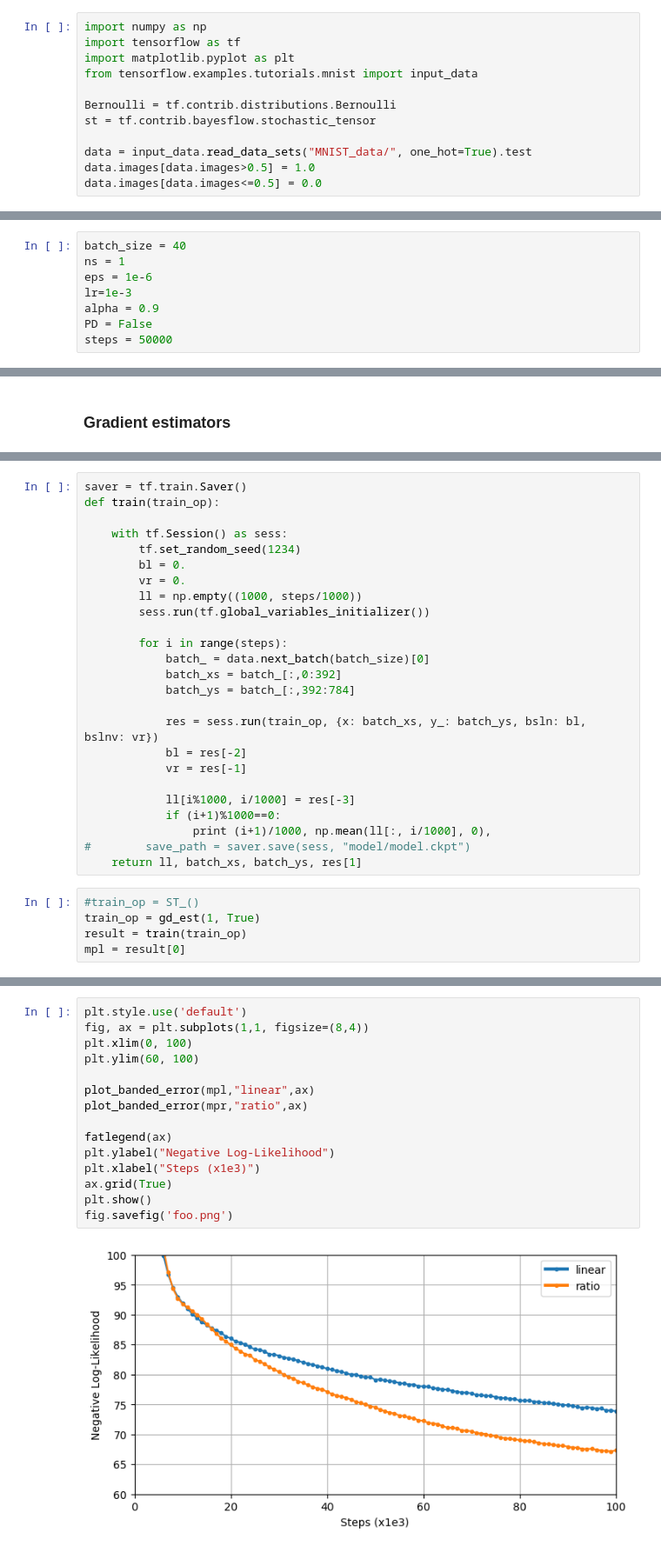
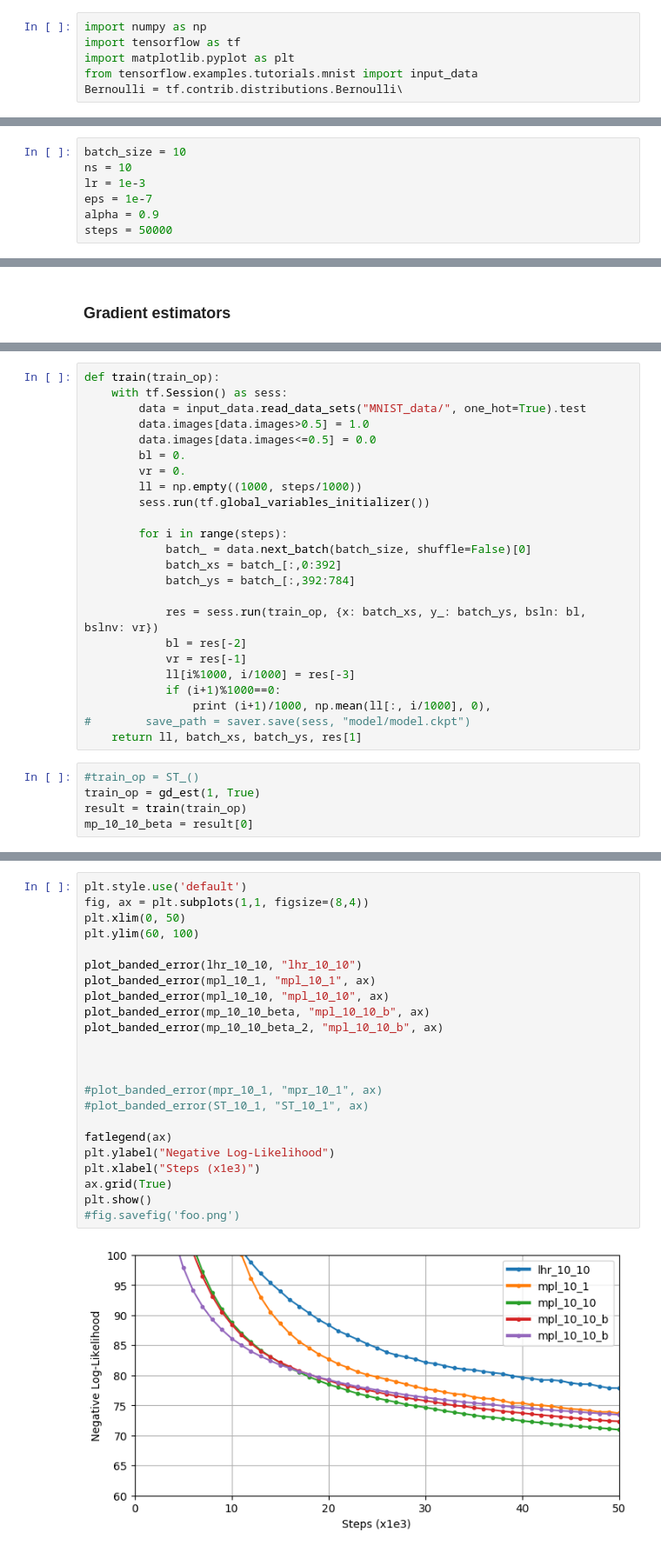
Before and after one commit to ethihsy/cc, a Jupyter notebook: gd_est.ipynb, the cells around one changed output, grey strips where cells are left out. Shown at 87% size. Drawn from its saved outputs; the diff is of its cells as text.

Commit message:
add beta

```diff
--- a/gd_est.ipynb
+++ b/gd_est.ipynb
@@ -3,10 +3,4 @@ import numpy as np
 import tensorflow as tf
 import matplotlib.pyplot as plt
 from tensorflow.examples.tutorials.mnist import input_data
-
-Bernoulli = tf.contrib.distributions.Bernoulli
-st = tf.contrib.bayesflow.stochastic_tensor
-
-data = input_data.read_data_sets("MNIST_data/", one_hot=True).test
-data.images[data.images>0.5] = 1.0
-data.images[data.images<=0.5] = 0.0
+Bernoulli = tf.contrib.distributions.Bernoulli\
@@ -66,12 +43,11 @@ def comp_gd(p, f, g, mg, w, linear, dmg=tf.zeros([2,1])):
 # %% [markdown]
 ### Parameters
 # %%
-batch_size = 40
-ns = 1
-eps = 1e-6
-lr=1e-3
+batch_size = 10
+ns = 10
+lr = 1e-3
+eps = 1e-7
 alpha = 0.9
-PD = False
 steps = 50000
 # %% [markdown]
 ### Sigmoid belief networks
@@ -179,23 +153,22 @@ def ST_():
 # %%
-saver = tf.train.Saver()
 def train(train_op):
-
     with tf.Session() as sess:
-        tf.set_random_seed(1234)
+        data = input_data.read_data_sets("MNIST_data/", one_hot=True).test
+        data.images[data.images>0.5] = 1.0
+        data.images[data.images<=0.5] = 0.0
         bl = 0.
         vr = 0.
         ll = np.empty((1000, steps/1000))
         sess.run(tf.global_variables_initializer())
 
         for i in range(steps):
-            batch_ = data.next_batch(batch_size)[0]
+            batch_ = data.next_batch(batch_size, shuffle=False)[0]
             batch_xs = batch_[:,0:392]
             batch_ys = batch_[:,392:784]
 
             res = sess.run(train_op, {x: batch_xs, y_: batch_ys, bsln: bl, bslnv: vr})
             bl = res[-2]
             vr = res[-1]
-
             ll[i%1000, i/1000] = res[-3]
             if (i+1)%1000==0:
                 print (i+1)/1000, np.mean(ll[:, i/1000], 0),
@@ -205,4 +178,4 @@ def train(train_op):
 #train_op = ST_()
 train_op = gd_est(1, True)
 result = train(train_op)
-mpl = result[0]
+mp_10_10_beta = result[0]
@@ -209,20 +188,28 @@ mpl = result[0]
 # %%
 plt.style.use('default')
 fig, ax = plt.subplots(1,1, figsize=(8,4))
-plt.xlim(0, 100)
+plt.xlim(0, 50)
 plt.ylim(60, 100)
 
-plot_banded_error(mpl,"linear",ax)
-plot_banded_error(mpr,"ratio",ax)
+plot_banded_error(lhr_10_10, "lhr_10_10")
+plot_banded_error(mpl_10_1, "mpl_10_1", ax)
+plot_banded_error(mpl_10_10, "mpl_10_10", ax)
+plot_banded_error(mp_10_10_beta, "mpl_10_10_b", ax)
+plot_banded_error(mp_10_10_beta_2, "mpl_10_10_b", ax)
+
+
+
+#plot_banded_error(mpr_10_1, "mpr_10_1", ax)
+#plot_banded_error(ST_10_1, "ST_10_1", ax)
 
 fatlegend(ax)
 plt.ylabel("Negative Log-Likelihood")
 plt.xlabel("Steps (x1e3)")
 ax.grid(True)
 plt.show()
-fig.savefig('foo.png')
+#fig.savefig('foo.png')
 # %% [output]
-[figure, old version]
+[figure, new version]
 # %%
 fig, ax = plt.subplots(1,2, figsize=(16,8))
 up = np.concatenate([j for j in [np.reshape(i,[14,28]) for i in result[1]]], 1)
```
Also changed, not shown: parts of 8 cells of this notebook.
